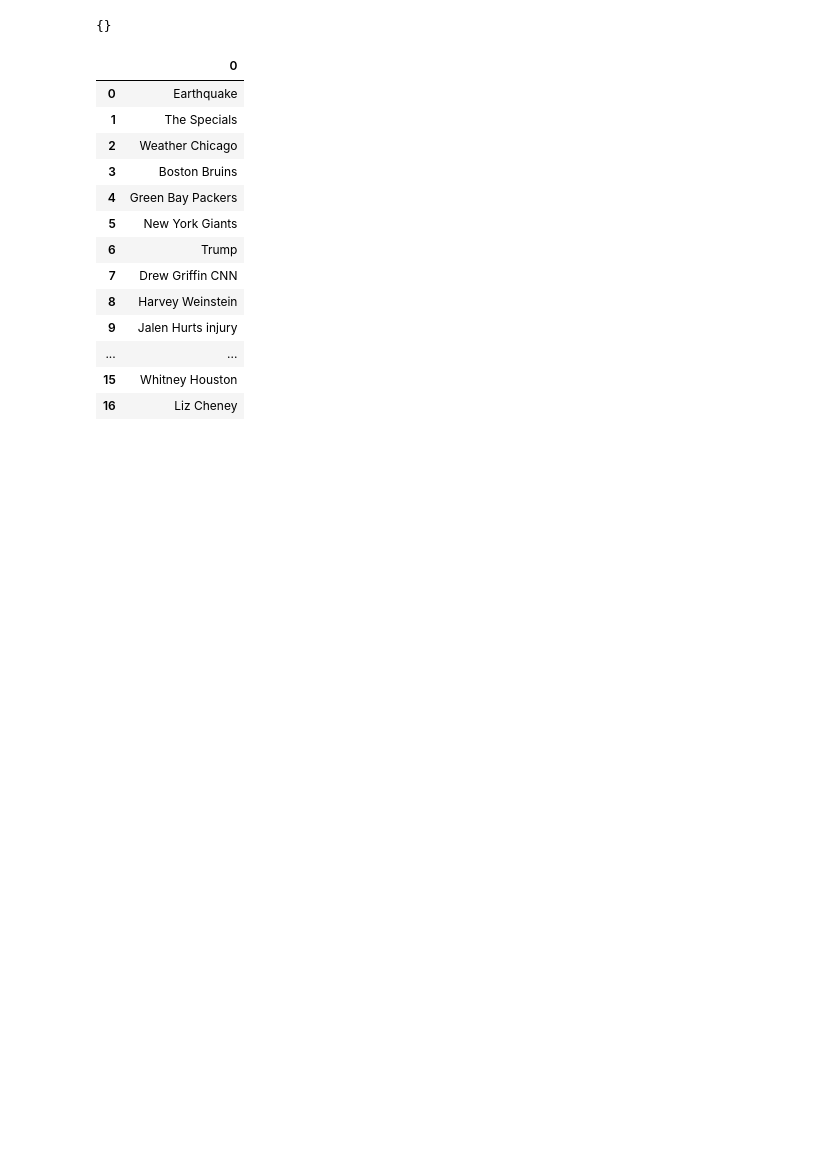
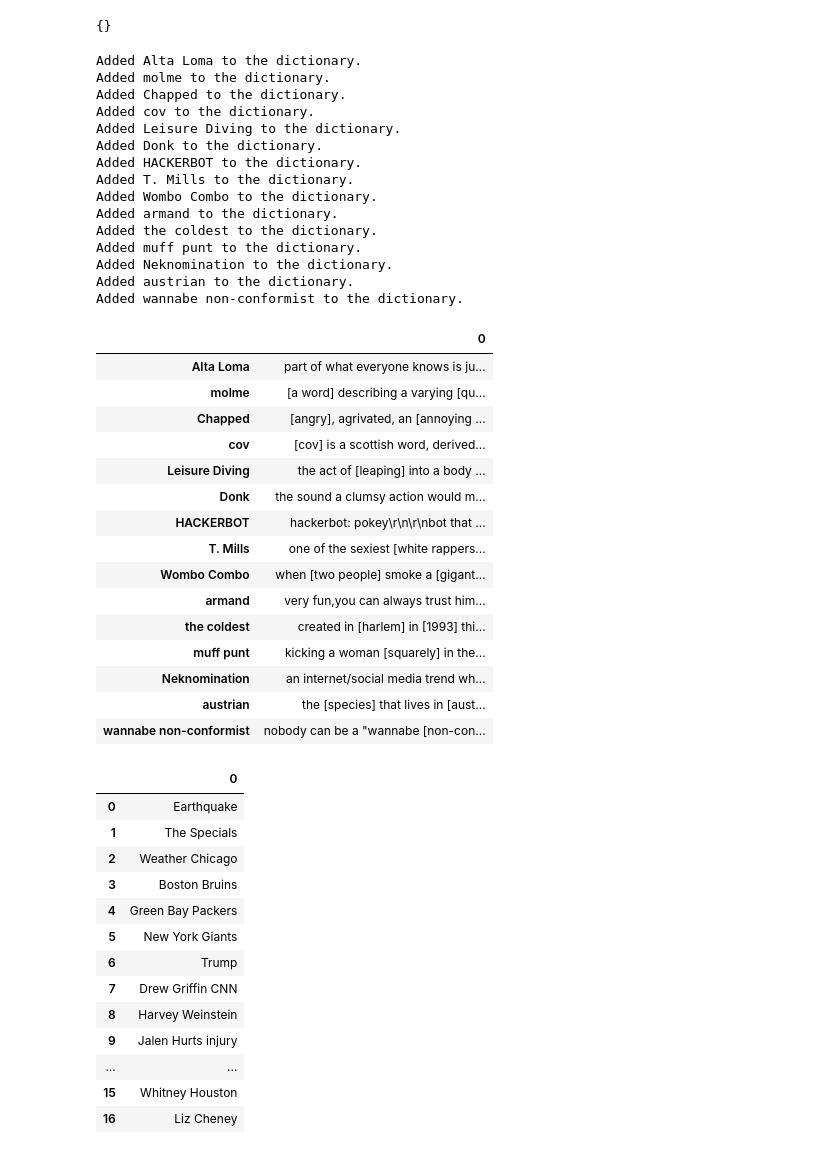
Before and after one commit to grahamwaters/Mimikers, a Jupyter notebook: Monikers.ipynb, the cells around one changed output. Cells and saved outputs as stored; diff of their text form; code cells hidden in the pictures; blank space fills up the shorter version.

```diff
--- a/Monikers.ipynb
+++ b/Monikers.ipynb
@@ -71,3 +104,74 @@ related_topics_dict
+# %%
+
+# example: usage example,
+# upvotes: number of upvotes on Urban Dictionary,
+# downvotes: number of downvotes on Urban Dictionary
+import time
+
+# include a phrase if it has a combined total of at least 100 upvotes and downvotes on Urban Dictionary
+rand_dict = {}
+total_votes_thresh = 20
+desired_number_of_cards = 15
+rands = [] # the randoms
+
+while len(rand_dict) < desired_number_of_cards:
+  time.sleep(1)
+  rand = ud.random() # returns a list of 5 random phrases and definitions from Urban Dictionary
+  # append these to a master list
+  rands.extend(rand) # rands is a list of all the random phrases and definitions from Urban Dictionary
+
+  # iterate over the elements in the rand object
+  for element in rand:
+    # extract the relevant data from the element
+    phrase = element.word
+    definition = element.definition
+    usage_example = element.example
+    upvotes = element.upvotes
+    downvotes = element.downvotes
+
+    # include the element in the dictionary if it has a combined total of at least 100 upvotes and downvotes
+    if upvotes + downvotes >= total_votes_thresh \
+      and not check_for_badwords(definition) \
+      and not check_for_religious_words(definition):
+      definition = remove_undesireable_sentences(definition) # remove sentences that contain buzzwords, are not in English, etc.
+
+      print(f'Added {phrase} to the dictionary.')
+      rand_dict[phrase] = definition
+
+# show the dictionary of random phrases and definitions as a pandas dataframe
+pd.DataFrame(rand_dict, index=[0]).T
+# %% [output]
+Added Alta Loma to the dictionary.
+Added molme to the dictionary.
+Added Chapped to the dictionary.
+Added cov to the dictionary.
+Added Leisure Diving to the dictionary.
+Added Donk to the dictionary.
+Added HACKERBOT to the dictionary.
+Added T. Mills to the dictionary.
+Added Wombo Combo to the dictionary.
+Added armand to the dictionary.
+Added the coldest to the dictionary.
+Added muff punt to the dictionary.
+Added Neknomination to the dictionary.
+Added austrian to the dictionary.
+Added wannabe non-conformist to the dictionary.
+|  | 0 |
+| Alta Loma | part of what everyone knows is ju... |
+| molme | [a word] describing a varying [qu... |
+| Chapped | [angry], agrivated, an [annoying ... |
+| cov | [cov] is a scottish word, derived... |
+| Leisure Diving | the act of [leaping] into a body ... |
+| Donk | the sound a clumsy action would m... |
+| HACKERBOT | hackerbot: pokey\r\n\r\nbot that ... |
+| T. Mills | one of the sexiest [white rappers... |
+| Wombo Combo | when [two people] smoke a [gigant... |
+| armand | very fun,you can always trust him... |
+| the coldest | created in [harlem] in [1993] thi... |
+| muff punt | kicking a woman [squarely] in the... |
+| Neknomination | an internet/social media trend wh... |
+| austrian | the [species] that lives in [aust... |
+| wannabe non-conformist | nobody can be a "wannabe [non-con... |
 # %%
 real_time_trending_searches_dict
 # %% [output]
```
Also changed, not shown: parts of 3 cells of this notebook, 1 other file.
